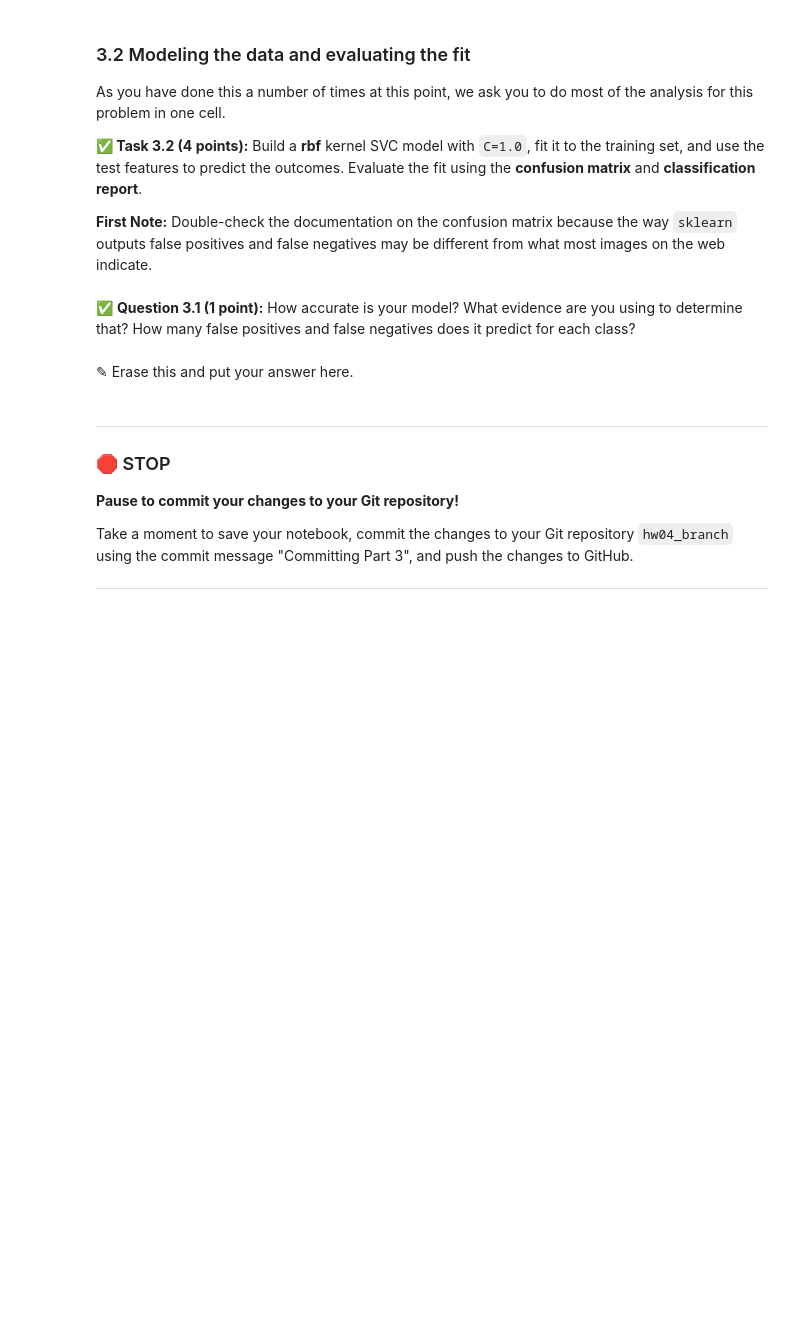
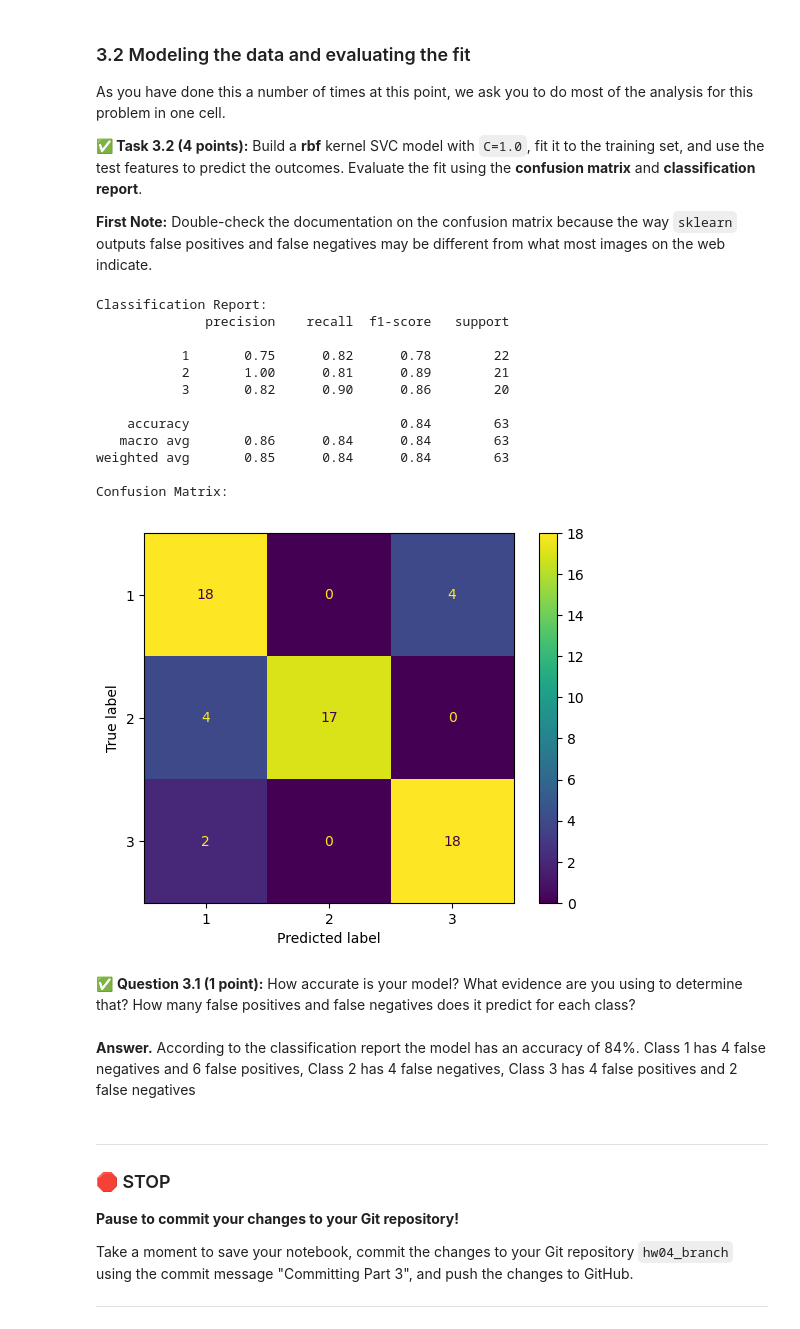
Before and after one commit to nathanjtaylor/CMSE202-f24-turnin, a Jupyter notebook: hw-04/hw-04.ipynb, the cells around one changed output. Saved outputs shown, nothing was run; the diff lists cells and outputs as text; code cells hidden in the pictures; blank space fills up the shorter version.

```diff
--- a/hw-04/hw-04.ipynb
+++ b/hw-04/hw-04.ipynb
@@ -191,0 +193,7 @@ But first, we need to split our data into training and testing data!
+# %%
+# Put your code here
+feature_train, feature_test, label_train, label_test = train_test_split(features, labels, test_size=0.3, random_state=12)
+print(feature_train.shape)
+print(feature_test.shape)
+print(label_train.shape)
+print(label_test.shape)
@@ -202,7 +213,31 @@ As you have done this a number of times at this point, we ask you to do most of
+# %%
+# Put your code here
+SVC_model = SVC(kernel='rbf',C=1.0)
+SVC_model.fit(feature_train, label_train)
+test_pred = SVC_model.predict(feature_test)
+
+print("Classification Report:")
+print(classification_report(label_test, test_pred))
+print("Confusion Matrix:")
+ConfusionMatrixDisplay.from_estimator(SVC_model, feature_test, label_test);
+# %% [output]
+Classification Report:
+              precision    recall  f1-score   support
+
+           1       0.75      0.82      0.78        22
+           2       1.00      0.81      0.89        21
+           3       0.82      0.90      0.86        20
+
+    accuracy                           0.84        63
+   macro avg       0.86      0.84      0.84        63
+weighted avg       0.85      0.84      0.84        63
+
+Confusion Matrix:
+[figure, added]
 # %% [markdown]
 &#9989; **Question 3.1 (1 point):** How accurate is your model? What evidence are you using to determine that? How many false positives and false negatives does it predict for each class?
-# %% [markdown]
-<font size=+3>&#9998;</font> Erase this and put your answer here.
+# %% [markdown]
+**Answer.** According to the classification report the model has an accuracy of 84%. Class 1 has 4 false negatives and 6 false positives, Class 2 has 4 false negatives, Class 3 has 4 false positives and 2 false negatives
 # %% [markdown]
 ---
 ### &#128721; STOP
```
Also changed, not shown: parts of 5 cells of this notebook.
